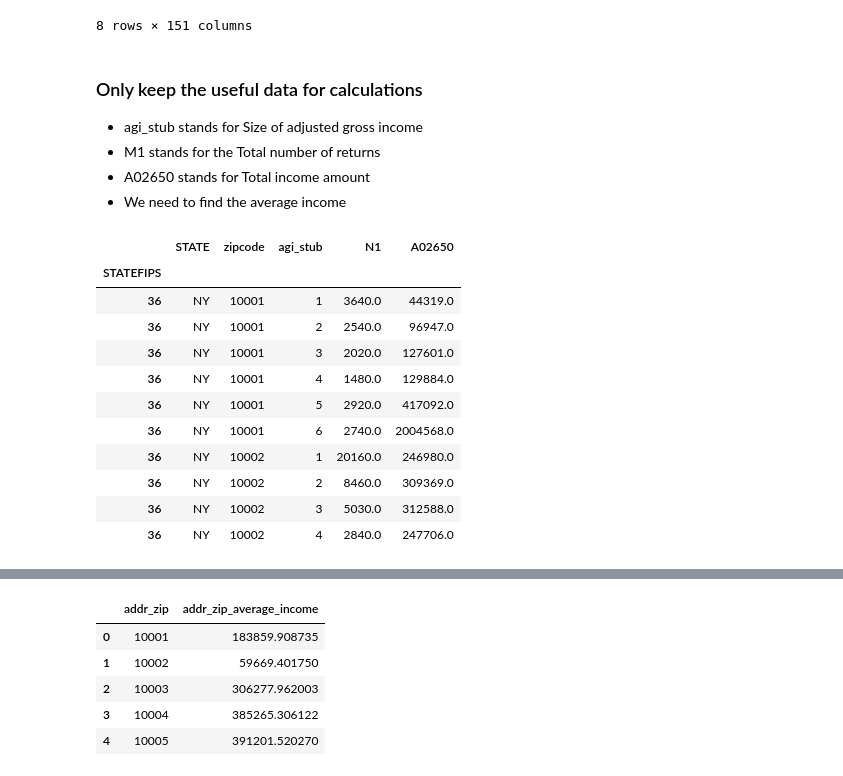
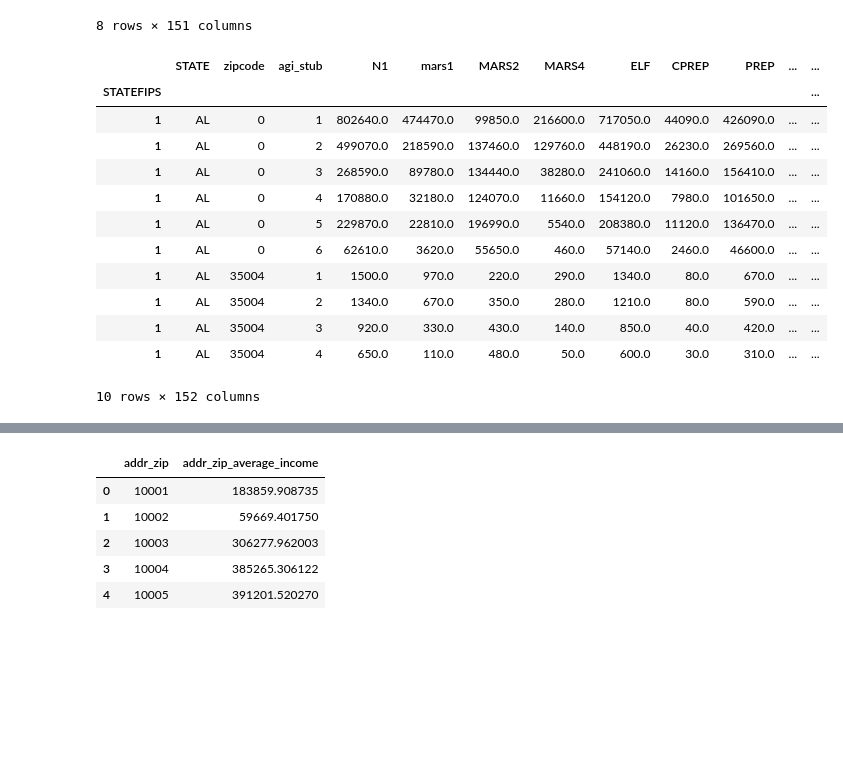
Before and after one commit to JiejayLan/data_science_project, a Jupyter notebook: main.ipynb, the cells around one changed output, grey strips where cells are left out. Saved outputs shown, nothing was run; the diff lists cells and outputs as text; code cells hidden in the pictures; blank space fills up the shorter version.

```diff
--- a/main.ipynb
+++ b/main.ipynb
@@ -169,6 +166,6 @@ Need to drop unnecessary columns and only display the useful information to find
 # %%
-raw_outside_data=pd.read_csv('https://www.irs.gov/pub/irs-soi/17zpallagi.csv', index_col=0)
-raw_outside_data.columns
+raw_income_data=pd.read_csv('https://www.irs.gov/pub/irs-soi/17zpallagi.csv', index_col=0)
+raw_income_data.columns
 # %% [output]
 Index(['STATE', 'zipcode', 'agi_stub', 'N1', 'mars1', 'MARS2', 'MARS4', 'ELF',
        'CPREP', 'PREP',
@@ -189,29 +186,19 @@ raw_outside_data.describe()
 | 75% | 70601.000000 | 5.000000 | 1.020000e+03 | 3.400000e+02 | 3.800000e+02 | 90.000000 | 9.100000e+02 | 60.000000 | 5.600000e+02 | 5.900000e+02 | ... | ... |
 | max | 99999.000000 | 6.000000 | 5.824360e+06 | 4.130490e+06 | 1.757700e+06 | 982390.000000 | 4.980210e+06 | 475240.000000 | 3.387570e+06 | 3.233490e+06 | ... | ... |
 8 rows × 151 columns
-# %% [markdown]
-### Only keep the useful data for calculations
-- agi_stub stands for Size of adjusted gross income
-- M1 stands for the Total number of returns
-- A02650 stands for Total income amount
-- We need to find the average income
-# %%
-raw_outside_data = raw_outside_data.loc[raw_outside_data['STATE']=='NY']
-raw_outside_data = raw_outside_data[['STATE','zipcode','agi_stub','N1', 'A02650']]
-raw_outside_data = raw_outside_data.loc[raw_outside_data['zipcode']<99999]
-raw_outside_data = raw_outside_data.loc[raw_outside_data['zipcode']>0]
-
-raw_outside_data.head(10)
-# %% [output]
-|  | STATE | zipcode | agi_stub | N1 | A02650 |
-| STATEFIPS |  |  |  |  |  |
-| 36 | NY | 10001 | 1 | 3640.0 | 44319.0 |
-| 36 | NY | 10001 | 2 | 2540.0 | 96947.0 |
-| 36 | NY | 10001 | 3 | 2020.0 | 127601.0 |
-| 36 | NY | 10001 | 4 | 1480.0 | 129884.0 |
-| 36 | NY | 10001 | 5 | 2920.0 | 417092.0 |
-| 36 | NY | 10001 | 6 | 2740.0 | 2004568.0 |
-| 36 | NY | 10002 | 1 | 20160.0 | 246980.0 |
-| 36 | NY | 10002 | 2 | 8460.0 | 309369.0 |
-| 36 | NY | 10002 | 3 | 5030.0 | 312588.0 |
-| 36 | NY | 10002 | 4 | 2840.0 | 247706.0 |
+# %%
+raw_income_data.head(10)
+# %% [output]
+|  | STATE | zipcode | agi_stub | N1 | mars1 | MARS2 | MARS4 | ELF | CPREP | PREP | ... | ... |
+| STATEFIPS |  |  |  |  |  |  |  |  |  |  |  | ... |
+| 1 | AL | 0 | 1 | 802640.0 | 474470.0 | 99850.0 | 216600.0 | 717050.0 | 44090.0 | 426090.0 | ... | ... |
+| 1 | AL | 0 | 2 | 499070.0 | 218590.0 | 137460.0 | 129760.0 | 448190.0 | 26230.0 | 269560.0 | ... | ... |
+| 1 | AL | 0 | 3 | 268590.0 | 89780.0 | 134440.0 | 38280.0 | 241060.0 | 14160.0 | 156410.0 | ... | ... |
+| 1 | AL | 0 | 4 | 170880.0 | 32180.0 | 124070.0 | 11660.0 | 154120.0 | 7980.0 | 101650.0 | ... | ... |
+| 1 | AL | 0 | 5 | 229870.0 | 22810.0 | 196990.0 | 5540.0 | 208380.0 | 11120.0 | 136470.0 | ... | ... |
+| 1 | AL | 0 | 6 | 62610.0 | 3620.0 | 55650.0 | 460.0 | 57140.0 | 2460.0 | 46600.0 | ... | ... |
+| 1 | AL | 35004 | 1 | 1500.0 | 970.0 | 220.0 | 290.0 | 1340.0 | 80.0 | 670.0 | ... | ... |
+| 1 | AL | 35004 | 2 | 1340.0 | 670.0 | 350.0 | 280.0 | 1210.0 | 80.0 | 590.0 | ... | ... |
+| 1 | AL | 35004 | 3 | 920.0 | 330.0 | 430.0 | 140.0 | 850.0 | 40.0 | 420.0 | ... | ... |
+| 1 | AL | 35004 | 4 | 650.0 | 110.0 | 480.0 | 50.0 | 600.0 | 30.0 | 310.0 | ... | ... |
+10 rows × 152 columns
```
Also changed, not shown: parts of 19 cells of this notebook, 1 other file.
